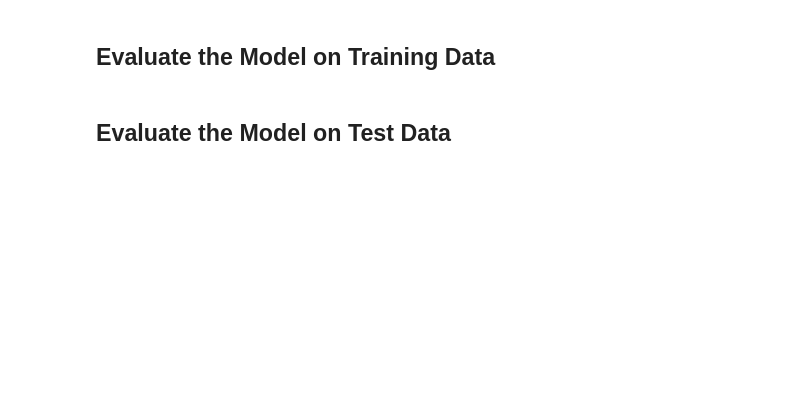
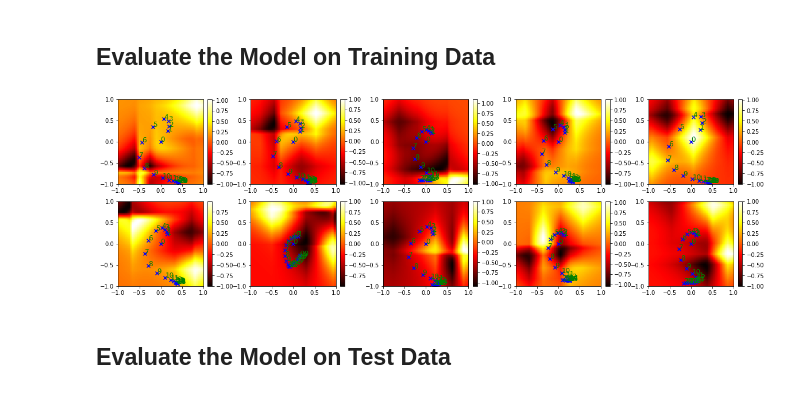
Before and after one commit to p16i/blackbox-optimization-using-rnns, a Jupyter notebook: BlackBoxOptimize.ipynb, the cells around one changed output. Drawn from its saved outputs; the diff is of its cells as text; code cells hidden in the pictures; blank space fills up the shorter version.

```diff
--- a/BlackBoxOptimize.ipynb
+++ b/BlackBoxOptimize.ipynb
@@ -65,14 +69,15 @@ if visualize: viz.plot_gp_data_sample(15, X_train, A_train, min_train, max_train
 ## Build the Training Graph
 # %%
 # Build the training graph, collect placeholders, sample sequence and lstmcell parameters
-placeholders, samples_x, samples_y, cell, weights = \
-    lstm_model.build_training_graph(n_bumps, dim, n_hidden, forget_bias, n_steps, l)
+Xt, At, mint, maxt, samples_x, samples_y, x_0, cell, weights = \
+    lstm_model.build_training_graph(n_bumps, dim, n_hidden, forget_bias, n_steps, l, kernel, function)
+placeholders = {"Xt": Xt, "At": At, "mint": mint, "maxt": maxt, "x0": x_0}
 # %% [markdown]
 ## Start a Session and start training
 # %%
 sess = tf.InteractiveSession()
 sess.run(tf.global_variables_initializer())
 # %%
-train_logs = lstm_model.train_model(sess, placeholders, samples_y, epochs, batch_size, data_train, data_test,
-                     rate_init, rate_decay, gradient_clipping, loss_type,  log = True)
+train_logs = lstm_model.train_model(sess, placeholders, samples_x, samples_y, epochs, batch_size, data_train, data_test,
+                     rate_init, rate_decay, gradient_clipping, loss_type, x_start, max_x_abs_value, log = True)
 # %% [output]
@@ -94,9 +101,11 @@ viz.visualize_learning(train_logs)
 # %%
 # Show results on Training Data
 samples_train_x, samples_train_y = \
-        lstm_model.get_samples(sess, placeholders, samples_x, samples_y, data_train)
+        lstm_model.get_samples(sess, placeholders, samples_x, samples_y, data_train, x_start)
 
-viz.plot_gp_results_sample(10, X_train, A_train, min_train, max_train, l, samples_train_x, samples_train_y)
+viz.plot_gp_results_sample(10, X_train, A_train, min_train, max_train, l, samples_train_x, samples_train_y, kernel, function)
+# %% [output]
+[figure, added]
 # %% [markdown]
 ## Evaluate the Model on Test Data
 # %%
```
Also changed, not shown: parts of 9 cells of this notebook, 4 other files.
